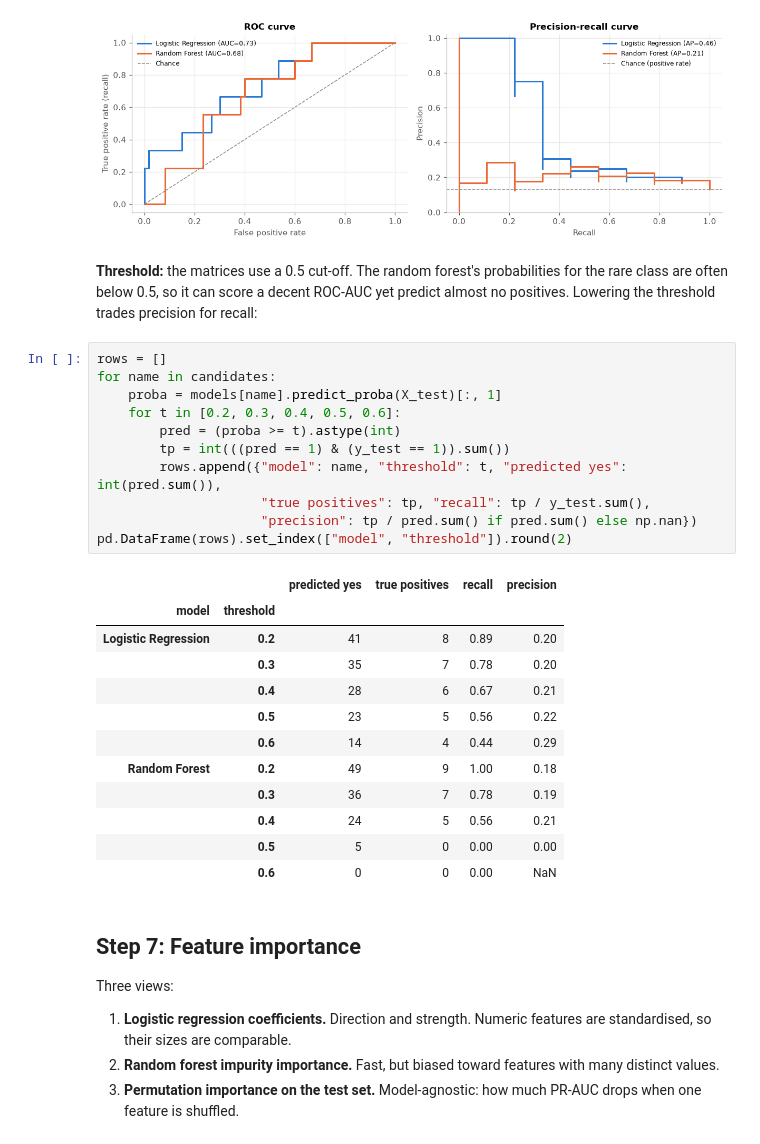
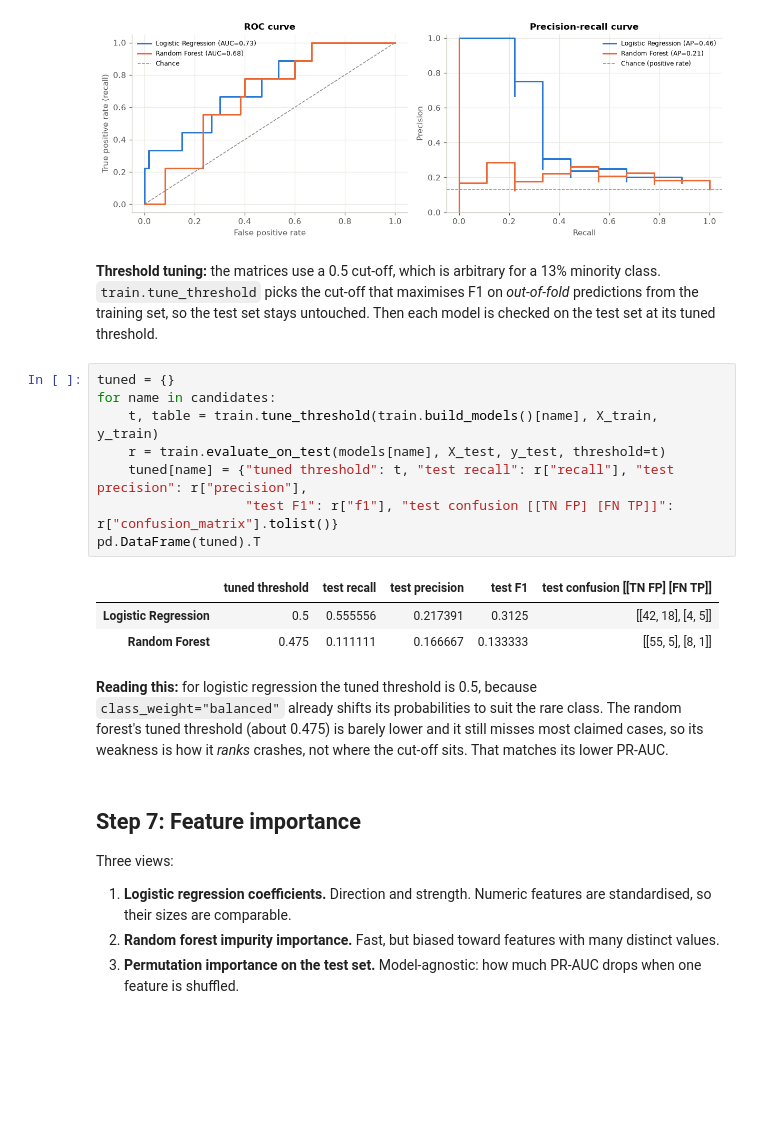
Before and after one commit to mijanjua/Tesla-Crash-ML, a Jupyter notebook: notebooks/01_eda_and_model.ipynb, the cells around one changed output. Drawn from its saved outputs; the diff is of its cells as text; blank space fills up the shorter version.

```diff
--- a/notebooks/01_eda_and_model.ipynb
+++ b/notebooks/01_eda_and_model.ipynb
@@ -313,32 +313,22 @@ plt.tight_layout()
 plt.show()
 # %% [output]
 [figure]
-# %% [markdown]
-**Threshold:** the matrices use a 0.5 cut-off. The random forest's probabilities for the rare class are often below 0.5, so it can score a decent ROC-AUC yet predict almost no positives. Lowering the threshold trades precision for recall:
-# %%
-rows = []
-for name in candidates:
-    proba = models[name].predict_proba(X_test)[:, 1]
-    for t in [0.2, 0.3, 0.4, 0.5, 0.6]:
-        pred = (proba >= t).astype(int)
-        tp = int(((pred == 1) & (y_test == 1)).sum())
-        rows.append({"model": name, "threshold": t, "predicted yes": int(pred.sum()),
-                     "true positives": tp, "recall": tp / y_test.sum(),
-                     "precision": tp / pred.sum() if pred.sum() else np.nan})
-pd.DataFrame(rows).set_index(["model", "threshold"]).round(2)
-# %% [output]
-|  |  | predicted yes | true positives | recall | precision |
-| model | threshold |  |  |  |  |
-| Logistic Regression | 0.2 | 41 | 8 | 0.89 | 0.20 |
-|  | 0.3 | 35 | 7 | 0.78 | 0.20 |
-|  | 0.4 | 28 | 6 | 0.67 | 0.21 |
-|  | 0.5 | 23 | 5 | 0.56 | 0.22 |
-|  | 0.6 | 14 | 4 | 0.44 | 0.29 |
-| Random Forest | 0.2 | 49 | 9 | 1.00 | 0.18 |
-|  | 0.3 | 36 | 7 | 0.78 | 0.19 |
-|  | 0.4 | 24 | 5 | 0.56 | 0.21 |
-|  | 0.5 | 5 | 0 | 0.00 | 0.00 |
-|  | 0.6 | 0 | 0 | 0.00 | NaN |
+# %% [markdown]
+**Threshold tuning:** the matrices use a 0.5 cut-off, which is arbitrary for a 13% minority class. `train.tune_threshold` picks the cut-off that maximises F1 on *out-of-fold* predictions from the training set, so the test set stays untouched. Then each model is checked on the test set at its tuned threshold.
+# %%
+tuned = {}
+for name in candidates:
+    t, table = train.tune_threshold(train.build_models()[name], X_train, y_train)
+    r = train.evaluate_on_test(models[name], X_test, y_test, threshold=t)
+    tuned[name] = {"tuned threshold": t, "test recall": r["recall"], "test precision": r["precision"],
+                   "test F1": r["f1"], "test confusion [[TN FP] [FN TP]]": r["confusion_matrix"].tolist()}
+pd.DataFrame(tuned).T
+# %% [output]
+|  | tuned threshold | test recall | test precision | test F1 | test confusion [[TN FP] [FN TP]] |
+| Logistic Regression | 0.5 | 0.555556 | 0.217391 | 0.3125 | [[42, 18], [4, 5]] |
+| Random Forest | 0.475 | 0.111111 | 0.166667 | 0.133333 | [[55, 5], [8, 1]] |
+# %% [markdown]
+**Reading this:** for logistic regression the tuned threshold is 0.5, because `class_weight="balanced"` already shifts its probabilities to suit the rare class. The random forest's tuned threshold (about 0.475) is barely lower and it still misses most claimed cases, so its weakness is how it *ranks* crashes, not where the cut-off sits. That matches its lower PR-AUC.
 # %% [markdown]
 ## Step 7: Feature importance
 Three views:
```
Also changed, not shown: parts of 4 cells of this notebook, 4 other files.
